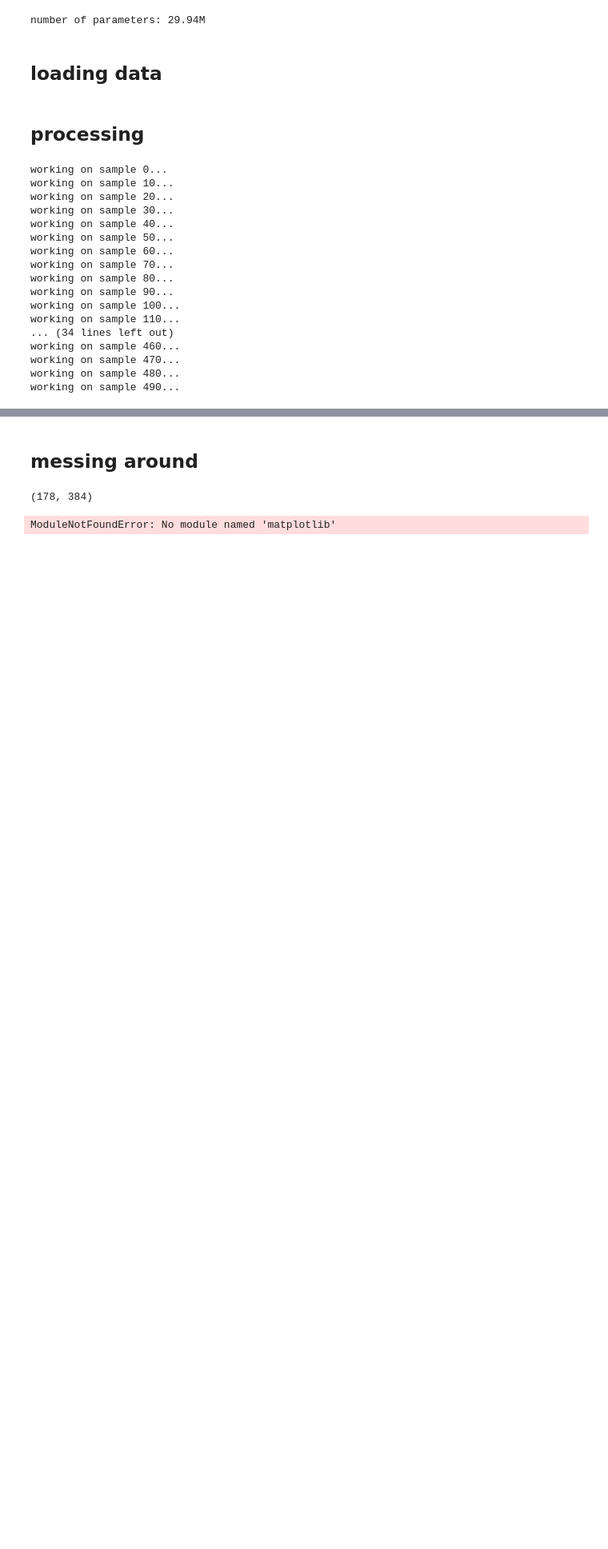
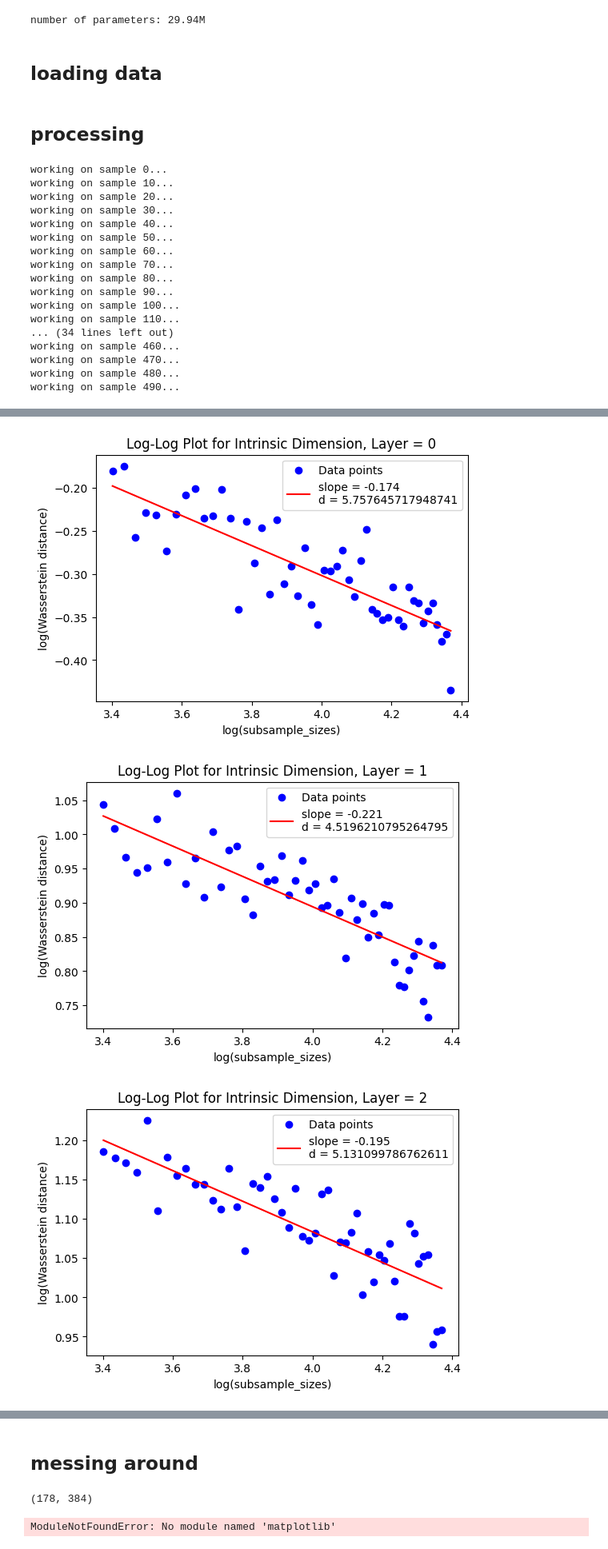
Before and after one commit to iz05/gpt-token-visual, a Jupyter notebook: playground.ipynb, the cells around one changed output, grey strips where cells are left out. Shown at 80% size. Saved outputs shown, nothing was run; the diff lists cells and outputs as text; code cells hidden in the pictures; blank space fills up the shorter version.

```diff
--- a/playground.ipynb
+++ b/playground.ipynb
@@ -36,12 +38,11 @@ url = "https://www.dropbox.com/scl/fi/ocaovecmf7che47p1pn0o/ckpt.pt?rlkey=lpfz7b
 # %%
 def load_model():
-    response = requests.get(url, stream=True)
-    response.raise_for_status()  # Ensure the request was successful
-    checkpoint = torch.load(io.BytesIO(response.content), map_location="cpu")
+    # response = requests.get(url, stream=True)
+    # response.raise_for_status()  # Ensure the request was successful
+    # checkpoint = torch.load(io.BytesIO(response.content), map_location="cpu")
 
     # Load the model directly from memory (RAM)
-    # ckpt_path = os.path.join('out-tinystories', 'ckpt.pt')
-    # checkpoint = torch.load(ckpt_path, map_location=torch.device("cpu"))  # Ensure model loads on CPU
+    checkpoint = torch.load('ckpt.pt', map_location=torch.device("cpu"))  # Ensure model loads on CPU
 
     gptconf = GPTConfig(**checkpoint['model_args'])
     model = GPT(gptconf)
@@ -175,0 +308,14 @@ plt.show()
+# %%
+num_samples = 0
+for idx, sample in enumerate(first_500_samples):
+    if num_samples >= 1:
+        break
+    text = sample['text']
+    all_embs = get_embeddings(text)
+    for layer, layer_embs in enumerate(all_embs[0]):
+        estimate_clustering_dimension_intrinsic(np.array(layer_embs), [i for i in range(30, 80)], layer_num=layer)
+    num_samples += 1
+# %% [output]
+[figure, added]
+[figure, added]
+[figure, added]
```
Also changed, not shown: parts of 13 cells of this notebook, 6 other files.
